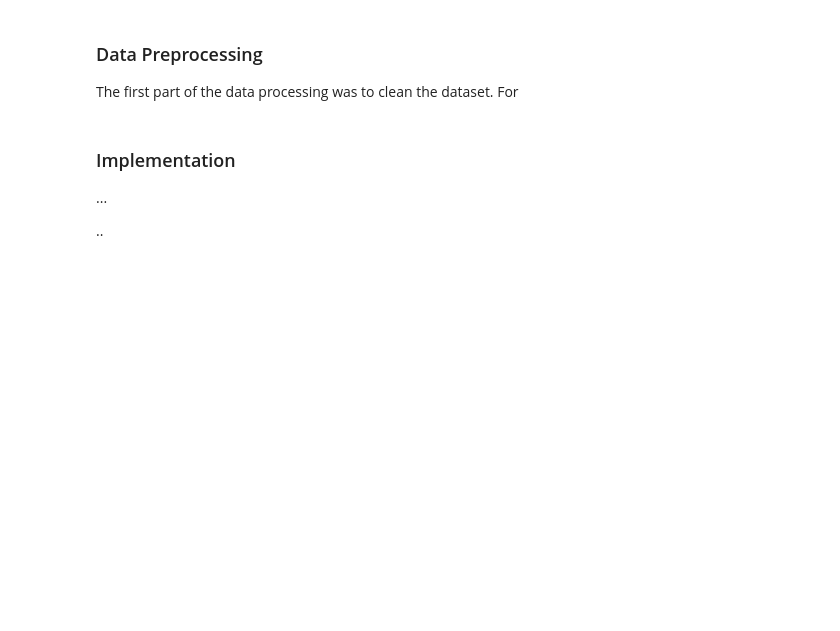
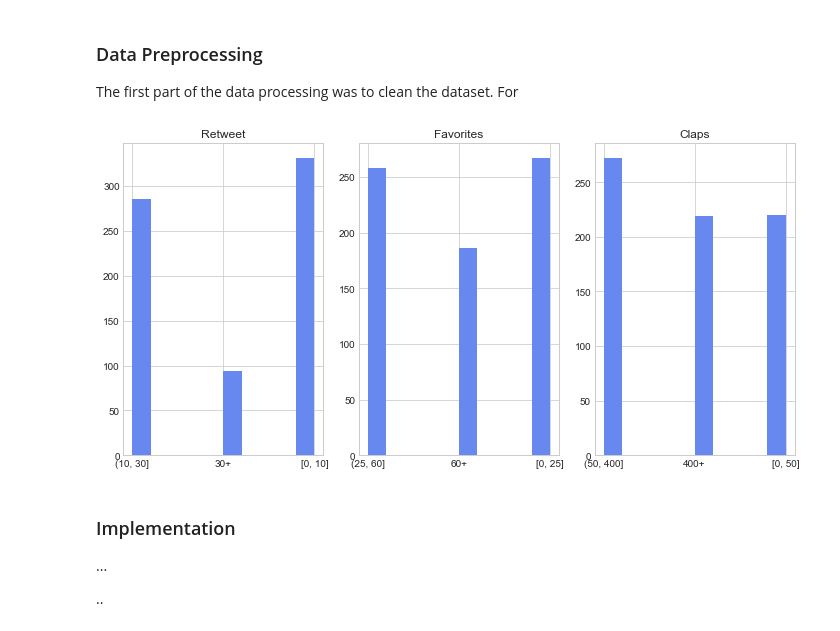
Before and after one commit to flaviohenriquecbc/machine-learning-capstone-project, a Jupyter notebook: title-success-prediction.ipynb, the cells around one changed output. Drawn from its saved outputs; the diff is of its cells as text; code cells hidden in the pictures; blank space fills up the shorter version.

```diff
--- a/title-success-prediction.ipynb
+++ b/title-success-prediction.ipynb
@@ -310,32 +298,33 @@ def get_category_name(column_name):
     return '{} Category'.format(column_name)
 # %%
 def get_range(value, ranges):
-    for max_value in ranges:
+    for idx,max_value in enumerate(ranges):
         if value <= max_value:
-            return '{}'.format(max_value)
-    return '>'
+            previous = '({}'.format(ranges[idx-1]) if idx >= 1 else '[0'
+            return '{}, {}]'.format(previous, max_value)
+    return '{}+'.format(ranges[-1])
 
 # plot histogram of columns
 plt.figure(figsize=(10, 5))
 for el in columns:
     class_name = el['column_name']
     if class_name != title_length:
         column = title_stat[class_name]
         plt.subplot(1, 3, columns.index(el) + 1)
         plt.tight_layout()
         ranges = {
             'Retweet': [10, 30],
             'Favorites': [25, 60],
             'Claps': [50, 400]
         }
         column = [ get_range(a, ranges[class_name]) for a in column ]
         plt.title('{}'.format(class_name))
-        #pd.DataFrame(column)[0].hist(xrot=45)
+        pd.DataFrame(column)[0].hist(xrot=0)
 
         # add classification to dataframe
         title_stat[get_category_name(class_name)] = column
-
-print('Success')
+# %% [output]
+[figure, added]
 # %% [markdown]
 ### Implementation
 
```
Also changed, not shown: parts of 34 cells of this notebook, 1 other file.
